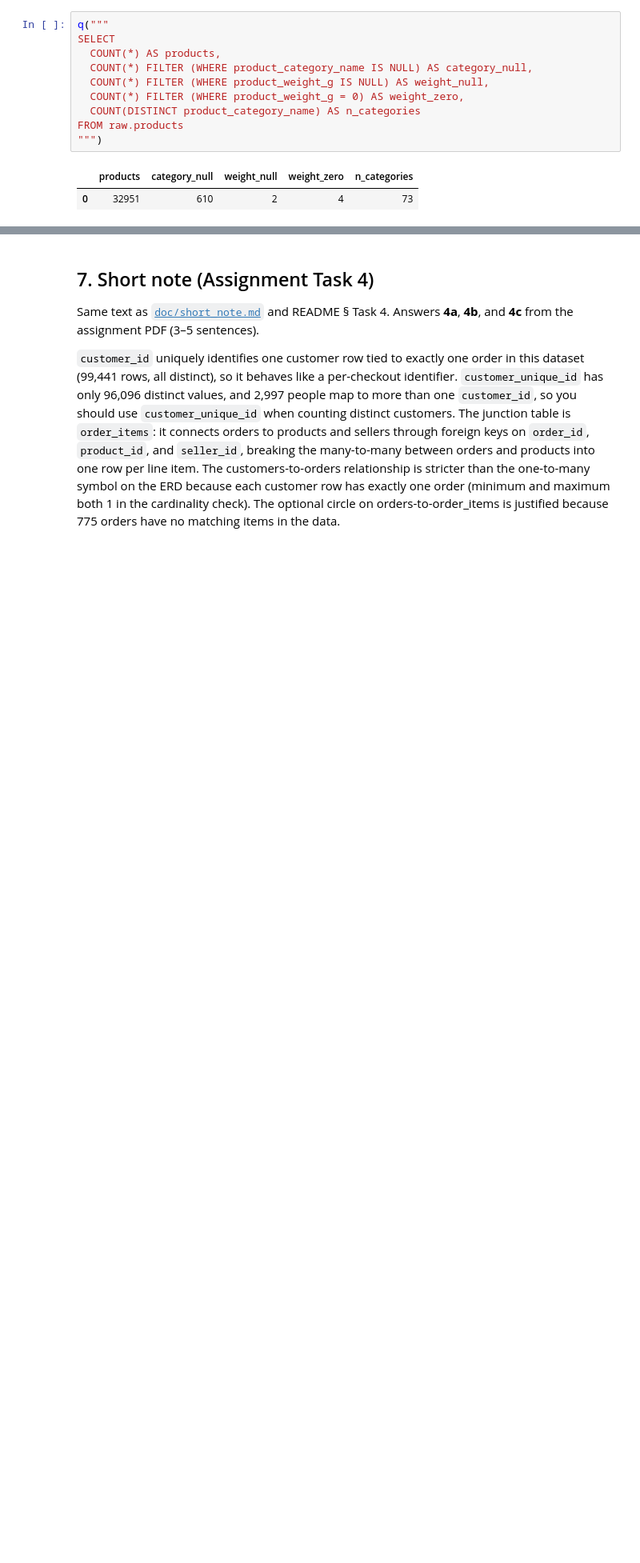
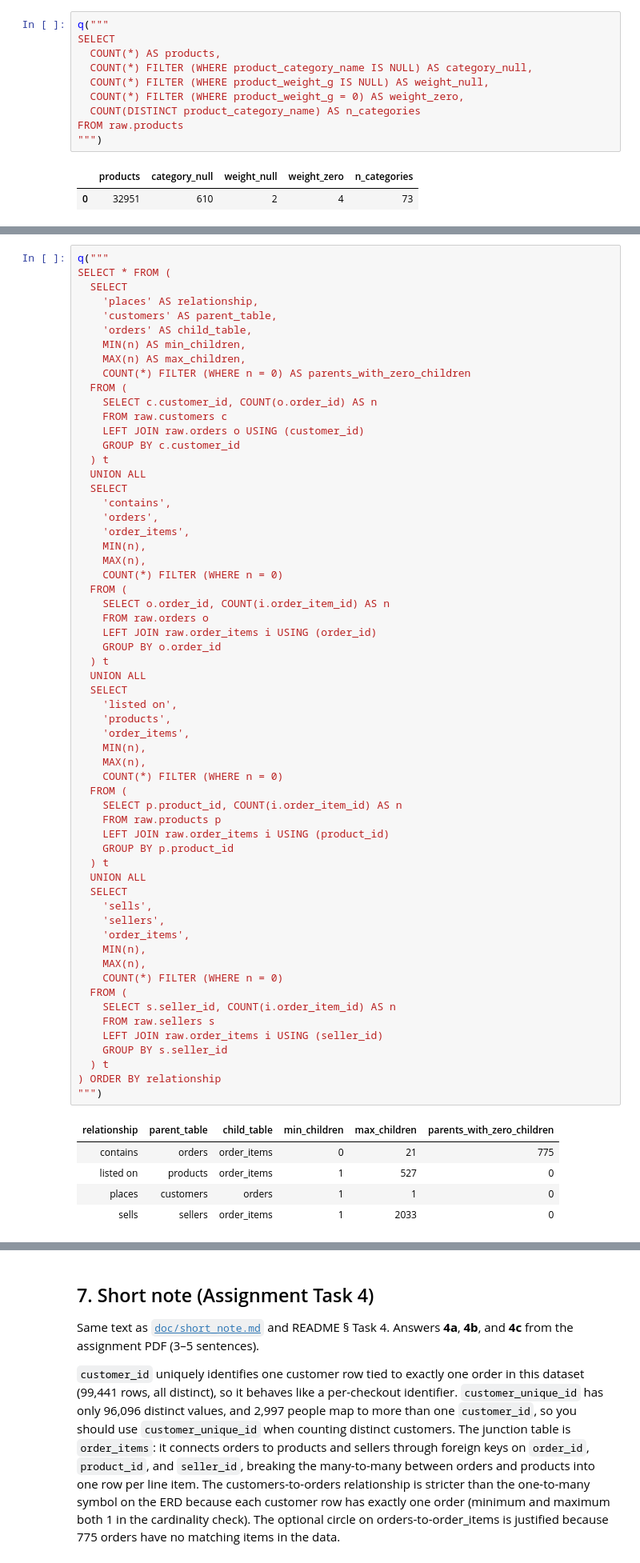
Before and after one commit to SuraNega/python-lab, a Jupyter notebook: doc/DWH_OLAP_Assignment_1_Notebook.ipynb, the cells around one changed output, grey strips where cells are left out. Shown at 80% size. Drawn from its saved outputs; the diff is of its cells as text; blank space fills up the shorter version.

Commit message:
Update execution counts in DWH_OLAP_Assignment_1_Notebook.ipynb and add markdown for Task 2 on cardinality measurement.

```diff
--- a/doc/DWH_OLAP_Assignment_1_Notebook.ipynb
+++ b/doc/DWH_OLAP_Assignment_1_Notebook.ipynb
@@ -386,0 +400,66 @@ FROM raw.products
+# %%
+q("""
+SELECT * FROM (
+  SELECT
+    'places' AS relationship,
+    'customers' AS parent_table,
+    'orders' AS child_table,
+    MIN(n) AS min_children,
+    MAX(n) AS max_children,
+    COUNT(*) FILTER (WHERE n = 0) AS parents_with_zero_children
+  FROM (
+    SELECT c.customer_id, COUNT(o.order_id) AS n
+    FROM raw.customers c
+    LEFT JOIN raw.orders o USING (customer_id)
+    GROUP BY c.customer_id
+  ) t
+  UNION ALL
+  SELECT
+    'contains',
+    'orders',
+    'order_items',
+    MIN(n),
+    MAX(n),
+    COUNT(*) FILTER (WHERE n = 0)
+  FROM (
+    SELECT o.order_id, COUNT(i.order_item_id) AS n
+    FROM raw.orders o
+    LEFT JOIN raw.order_items i USING (order_id)
+    GROUP BY o.order_id
+  ) t
+  UNION ALL
+  SELECT
+    'listed on',
+    'products',
+    'order_items',
+    MIN(n),
+    MAX(n),
+    COUNT(*) FILTER (WHERE n = 0)
+  FROM (
+    SELECT p.product_id, COUNT(i.order_item_id) AS n
+    FROM raw.products p
+    LEFT JOIN raw.order_items i USING (product_id)
+    GROUP BY p.product_id
+  ) t
+  UNION ALL
+  SELECT
+    'sells',
+    'sellers',
+    'order_items',
+    MIN(n),
+    MAX(n),
+    COUNT(*) FILTER (WHERE n = 0)
+  FROM (
+    SELECT s.seller_id, COUNT(i.order_item_id) AS n
+    FROM raw.sellers s
+    LEFT JOIN raw.order_items i USING (seller_id)
+    GROUP BY s.seller_id
+  ) t
+) ORDER BY relationship
+""")
+# %% [output]
+| relationship | parent_table | child_table | min_children | max_children | parents_with_zero_children |
+| contains | orders | order_items | 0 | 21 | 775 |
+| listed on | products | order_items | 1 | 527 | 0 |
+| places | customers | orders | 1 | 1 | 0 |
+| sells | sellers | order_items | 1 | 2033 | 0 |
```
Also changed, not shown: parts of 2 cells of this notebook.
